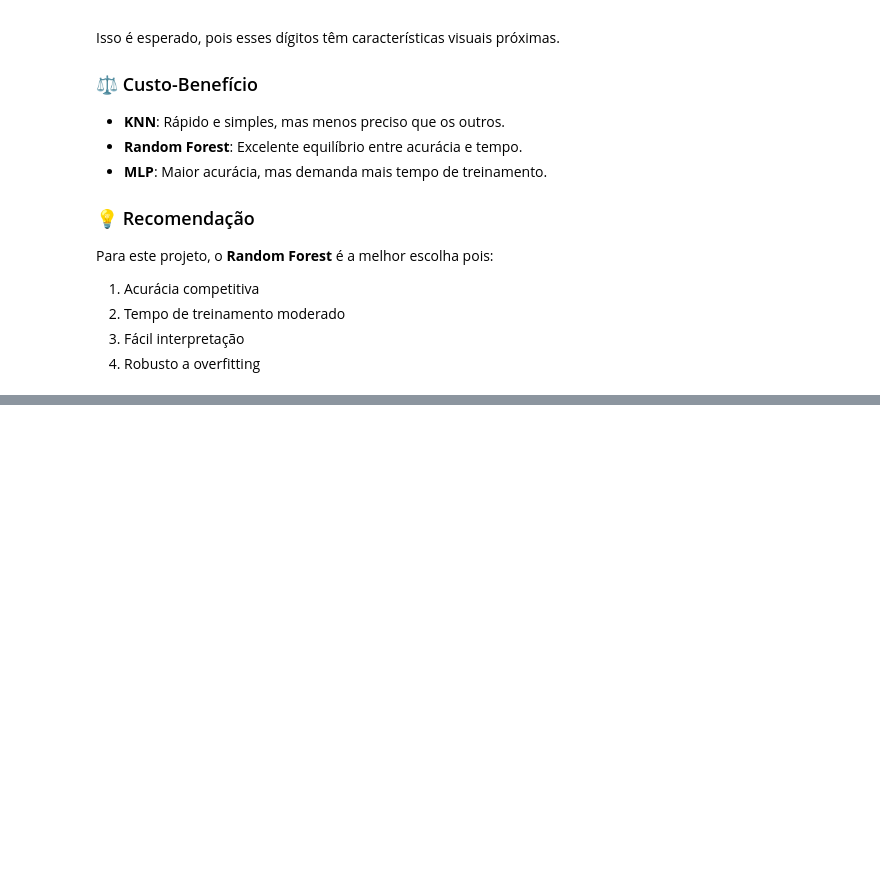
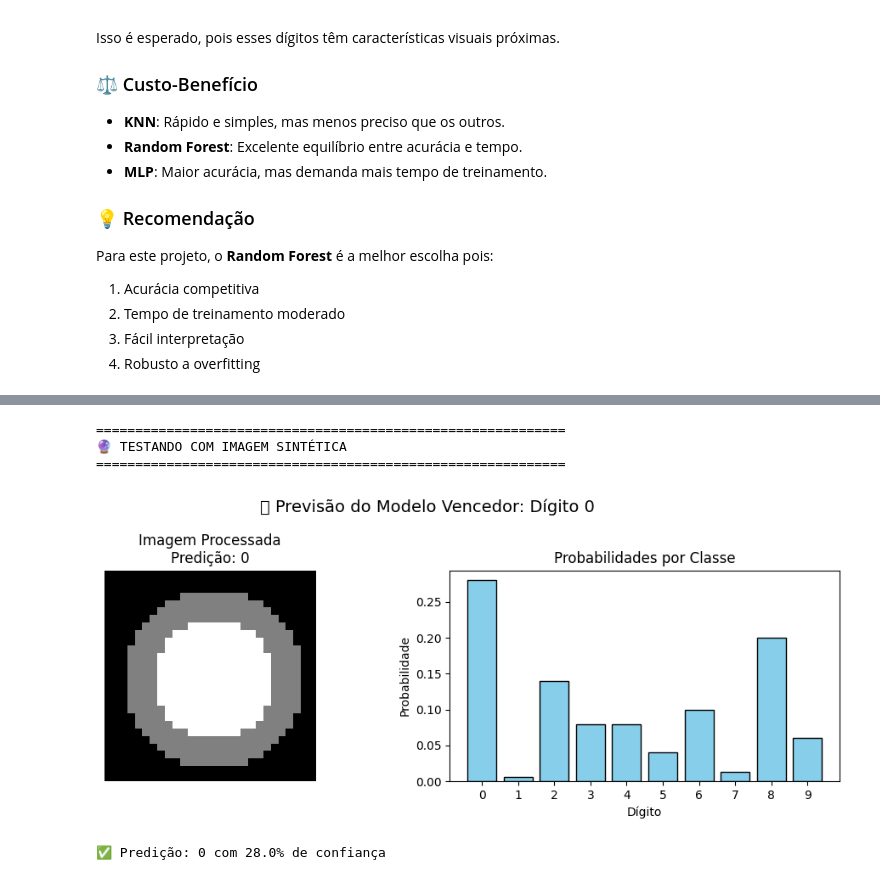
Before and after one commit to hugocileiro/meu-projeto-ia, a Jupyter notebook: notebooks/fase1_eda_mnist.ipynb, the cells around one changed output, grey strips where cells are left out. Saved outputs shown, nothing was run; the diff lists cells and outputs as text; code cells hidden in the pictures; blank space fills up the shorter version.

```diff
--- a/notebooks/fase1_eda_mnist.ipynb
+++ b/notebooks/fase1_eda_mnist.ipynb
@@ -688,0 +916,39 @@ Para este projeto, o **Random Forest** é a melhor escolha pois:
+# %%
+# Testar com imagem sintética
+print("="*60)
+print("🔮 TESTANDO COM IMAGEM SINTÉTICA")
+print("="*60)
+
+# Usar a imagem sintética criada acima
+img_teste_norm = img_teste.flatten().reshape(1, -1)
+
+# Fazer previsão com o modelo vencedor (treinado completo)
+probabilidades = rf_grid.best_estimator_.predict_proba(img_teste_norm)
+predicao = rf_grid.best_estimator_.predict(img_teste_norm)
+
+# Exibir resultados
+fig, (ax1, ax2) = plt.subplots(1, 2, figsize=(10, 4))
+
+# Imagem processada
+ax1.imshow(img_teste, cmap='gray')
+ax1.set_title(f'Imagem Processada\nPredição: {predicao[0]}')
+ax1.axis('off')
+
+# Gráfico de probabilidades
+ax2.bar(range(10), probabilidades[0], color='skyblue', edgecolor='black')
+ax2.set_title('Probabilidades por Classe')
+ax2.set_xlabel('Dígito')
+ax2.set_ylabel('Probabilidade')
+ax2.set_xticks(range(10))
+
+plt.suptitle(f'🔮 Previsão do Modelo Vencedor: Dígito {predicao[0]}', fontsize=14)
+plt.tight_layout()
+plt.show()
+
+print(f"✅ Predição: {predicao[0]} com {probabilidades[0][predicao[0]]*100:.1f}% de confiança")
+# %% [output]
+============================================================
+🔮 TESTANDO COM IMAGEM SINTÉTICA
+============================================================
+[figure, added]
+✅ Predição: 0 com 28.0% de confiança
```
Also changed, not shown: parts of 7 cells of this notebook.
